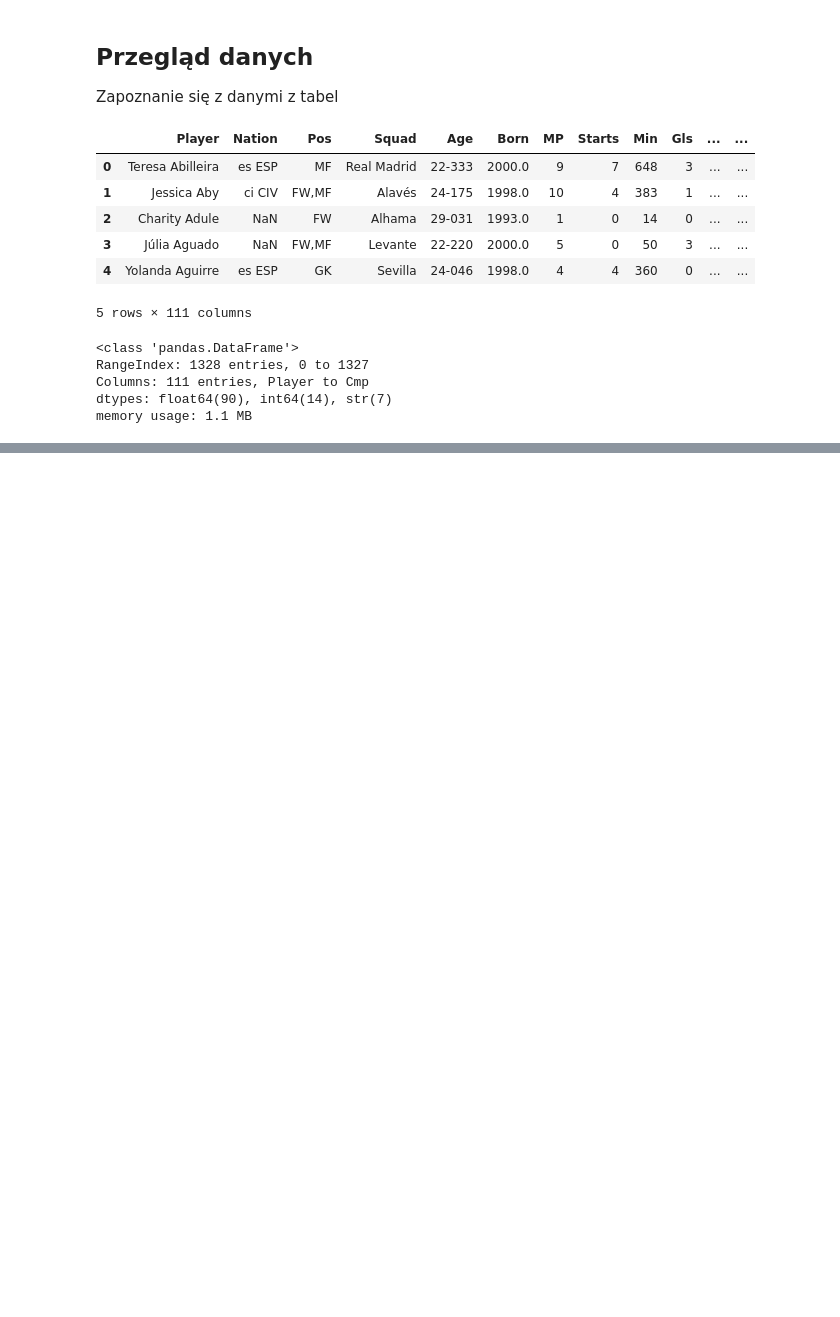
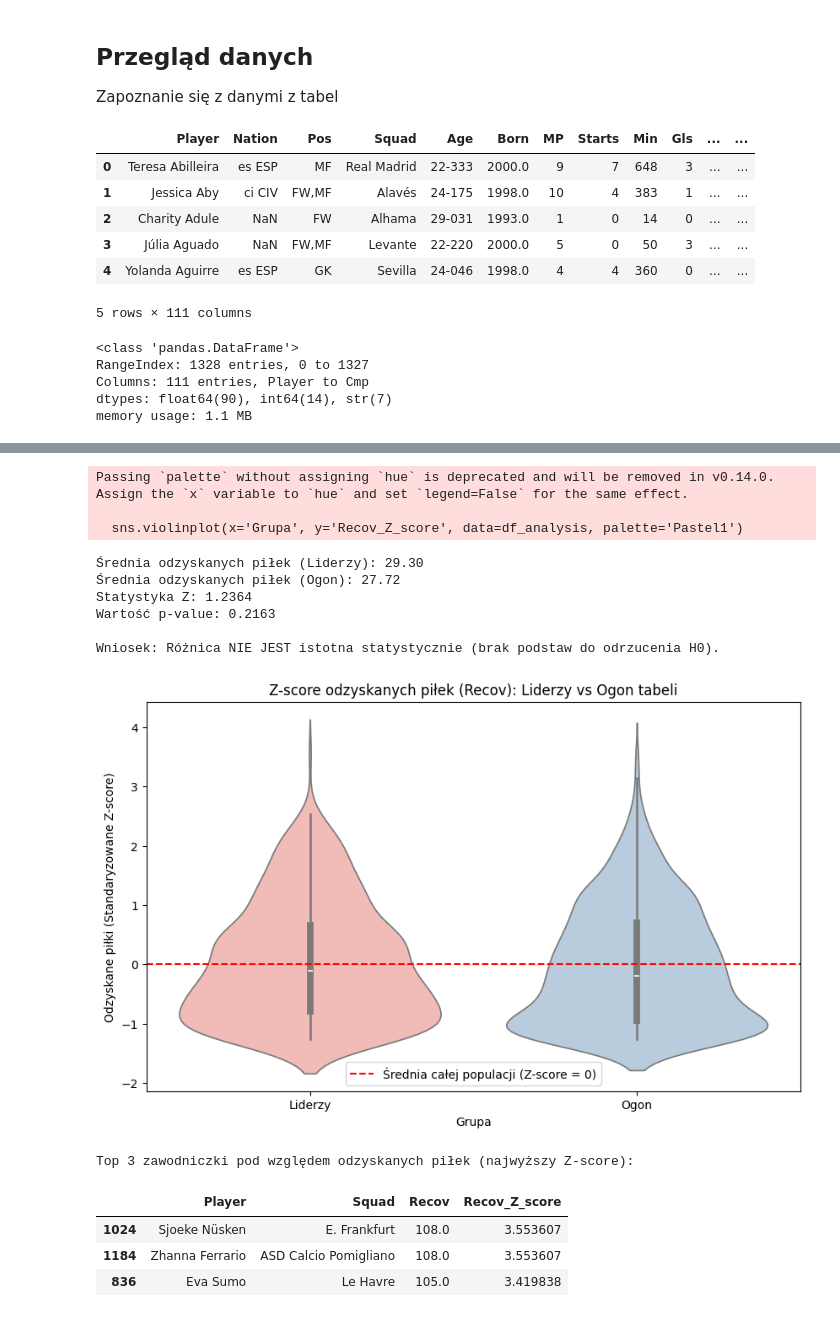
Before and after one commit to Maxik121/Woman_Football_European_League, a Jupyter notebook: women_football(UE).ipynb, the cells around one changed output, grey strips where cells are left out. Drawn from its saved outputs; the diff is of its cells as text; code cells hidden in the pictures; blank space fills up the shorter version.

```diff
--- a/women_football(UE).ipynb
+++ b/women_football(UE).ipynb
@@ -35,0 +90,5 @@ display(df_all_players.head())
+# %%
+gk_teams = 'Dane/gk_teams.csv'
+df_gk_teams = pd.read_csv(gk_teams)
+display(df_gk_teams.head())
+df_gk_teams.info()
@@ -35,0 +210,47 @@ display(df_all_players.head())
+# %%
+team_wins = df_gk_teams[['Squad', 'W']].copy()
+df_analysis = pd.merge(df_all_players, team_wins, on='Squad', how='left')
+df_analysis['Recov_Z_score'] = (df_analysis['Recov'] - df_analysis['Recov'].mean()) / df_analysis['Recov'].std()
+mediana_wygranych = df_analysis['W'].median()
+grupa_liderow = df_analysis[df_analysis['W'] > mediana_wygranych]['Recov'].dropna()
+grupa_ogon = df_analysis[df_analysis['W'] <= mediana_wygranych]['Recov'].dropna()
+#Test Z
+z_stat, p_value = ztest(grupa_liderow, grupa_ogon, value=0)
+print(f"Średnia odzyskanych piłek (Liderzy): {grupa_liderow.mean():.2f}")
+print(f"Średnia odzyskanych piłek (Ogon): {grupa_ogon.mean():.2f}")
+print(f"Statystyka Z: {z_stat:.4f}")
+print(f"Wartość p-value: {p_value:.4f}\n")
+if p_value < 0.05:
+    print("Wniosek: Różnica jest ISTOTNA statystycznie (odrzucamy H0).")
+    print("Zawodniczki z najlepszych drużyn odzyskują piłkę z inną intensywnością niż te z dołu tabeli.")
+else:
+    print("Wniosek: Różnica NIE JEST istotna statystycznie (brak podstaw do odrzucenia H0).")
+#Wizualizacja 1
+plt.figure(figsize=(10, 6))
+df_analysis['Grupa'] = df_analysis['W'].apply(lambda x: 'Liderzy' if x > mediana_wygranych else 'Ogon')
+#Wizualizacja 2
+sns.violinplot(x='Grupa', y='Recov_Z_score', data=df_analysis, palette='Pastel1')
+plt.axhline(0, color='red', linestyle='--', label='Średnia całej populacji (Z-score = 0)')
+plt.title('Z-score odzyskanych piłek (Recov): Liderzy vs Ogon tabeli')
+plt.ylabel('Odzyskane piłki (Standaryzowane Z-score)')
+plt.legend()
+plt.show()
+#TOP 3 players
+print("\nTop 3 zawodniczki pod względem odzyskanych piłek (najwyższy Z-score):")
+display(df_analysis[['Player', 'Squad', 'Recov', 'Recov_Z_score']].sort_values(by='Recov_Z_score', ascending=False).head(3))
+# %% [output]
+Passing `palette` without assigning `hue` is deprecated and will be removed in v0.14.0. Assign the `x` variable to `hue` and set `legend=False` for the same effect.
+
+  sns.violinplot(x='Grupa', y='Recov_Z_score', data=df_analysis, palette='Pastel1')
+Średnia odzyskanych piłek (Liderzy): 29.30
+Średnia odzyskanych piłek (Ogon): 27.72
+Statystyka Z: 1.2364
+Wartość p-value: 0.2163
+
+Wniosek: Różnica NIE JEST istotna statystycznie (brak podstaw do odrzucenia H0).
+[figure, added]
+Top 3 zawodniczki pod względem odzyskanych piłek (najwyższy Z-score):
+|  | Player | Squad | Recov | Recov_Z_score |
+| 1024 | Sjoeke Nüsken | E. Frankfurt | 108.0 | 3.553607 |
+| 1184 | Zhanna Ferrario | ASD Calcio Pomigliano | 108.0 | 3.553607 |
+| 836 | Eva Sumo | Le Havre | 105.0 | 3.419838 |
```
Also changed, not shown: parts of 10 cells of this notebook.
